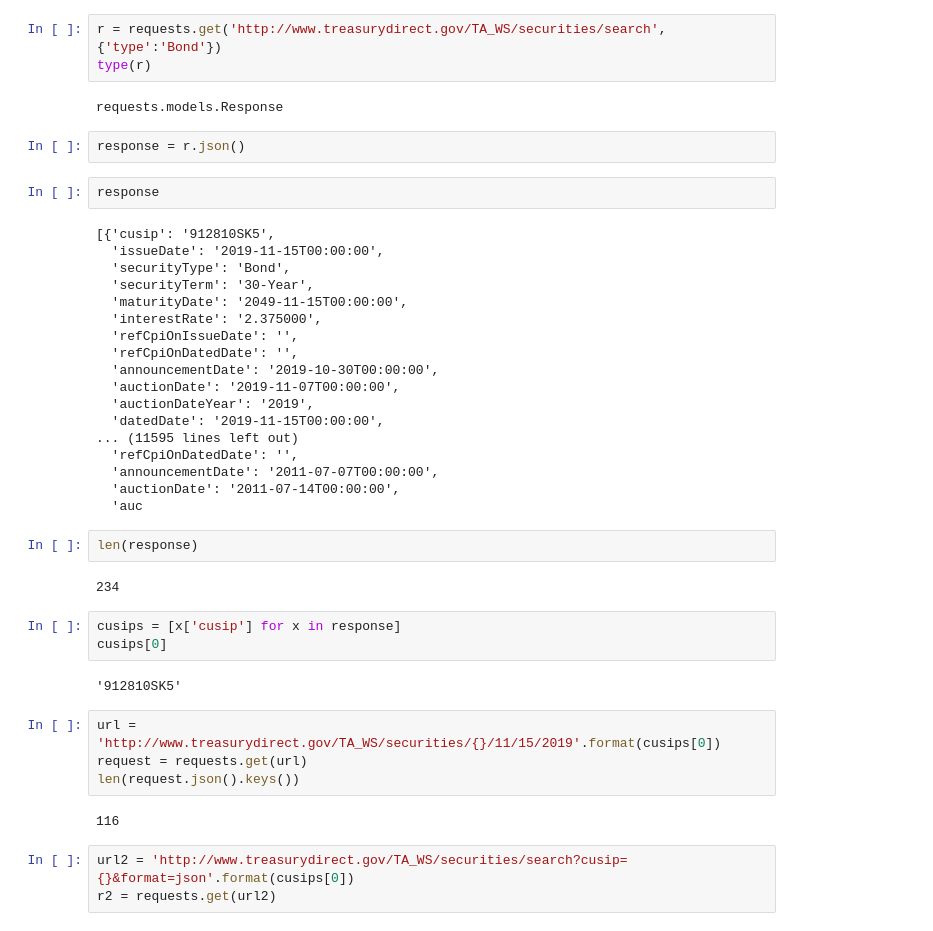
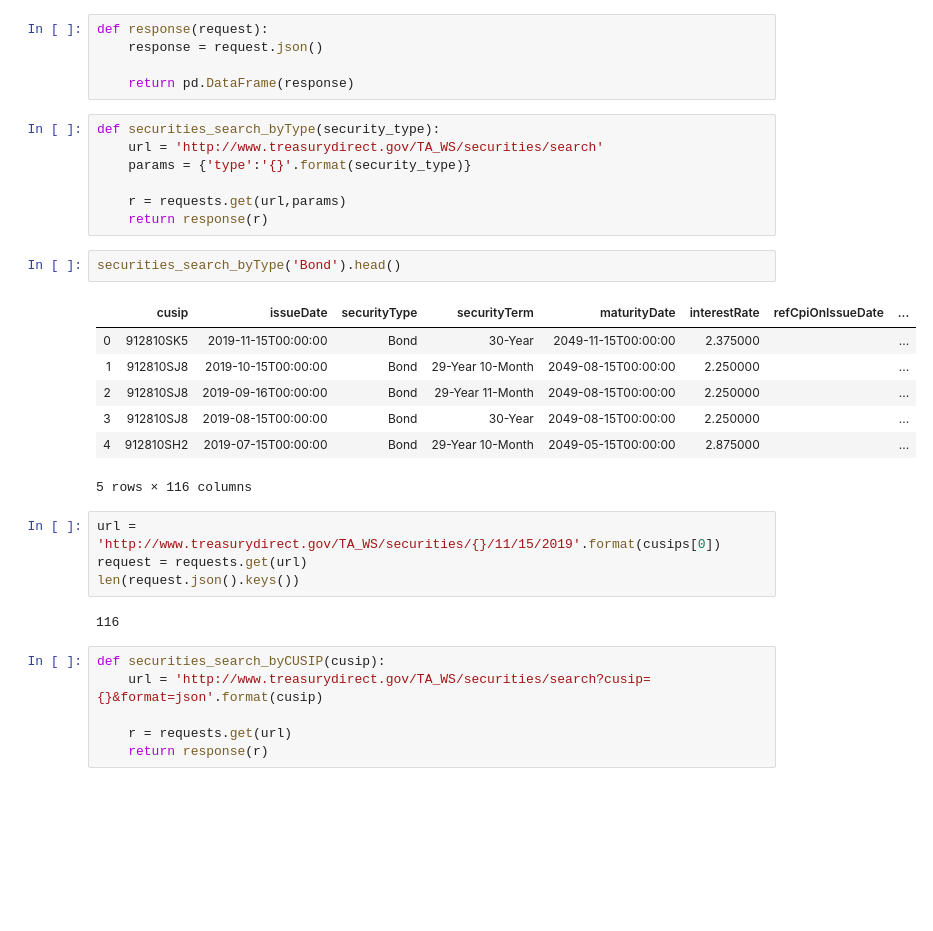
Before and after one commit to schlinkertc/treasury_direct, a Jupyter notebook: treasury_direct.ipynb, the cells around one changed output. Cells and saved outputs as stored; diff of their text form; blank space fills up the shorter version.

```diff
--- a/treasury_direct.ipynb
+++ b/treasury_direct.ipynb
@@ -4,39 +5,25 @@ import json
+# %%
+def response(request):
+    response = request.json()
+
+    return pd.DataFrame(response)
 # %%
-r = requests.get('http://www.treasurydirect.gov/TA_WS/securities/search',{'type':'Bond'})
-type(r)
+def securities_search_byType(security_type):
+    url = 'http://www.treasurydirect.gov/TA_WS/securities/search'
+    params = {'type':'{}'.format(security_type)}
+
+    r = requests.get(url,params)
+    return response(r)
-# %% [output]
-requests.models.Response
-# %%
-response = r.json()
-# %%
-response
-# %% [output]
-[{'cusip': '912810SK5',
-  'issueDate': '2019-11-15T00:00:00',
-  'securityType': 'Bond',
-  'securityTerm': '30-Year',
-  'maturityDate': '2049-11-15T00:00:00',
-  'interestRate': '2.375000',
-  'refCpiOnIssueDate': '',
-  'refCpiOnDatedDate': '',
-  'announcementDate': '2019-10-30T00:00:00',
-  'auctionDate': '2019-11-07T00:00:00',
-  'auctionDateYear': '2019',
-  'datedDate': '2019-11-15T00:00:00',
-... (11595 lines left out)
-  'refCpiOnDatedDate': '',
-  'announcementDate': '2011-07-07T00:00:00',
-  'auctionDate': '2011-07-14T00:00:00',
-  'auc
-# %%
-len(response)
-# %% [output]
-234
-# %%
-cusips = [x['cusip'] for x in response]
-cusips[0]
-# %% [output]
-'912810SK5'
+# %%
+securities_search_byType('Bond').head()
+# %% [output]
+|  | cusip | issueDate | securityType | securityTerm | maturityDate | interestRate | refCpiOnIssueDate | ... |
+| 0 | 912810SK5 | 2019-11-15T00:00:00 | Bond | 30-Year | 2049-11-15T00:00:00 | 2.375000 |  | ... |
+| 1 | 912810SJ8 | 2019-10-15T00:00:00 | Bond | 29-Year 10-Month | 2049-08-15T00:00:00 | 2.250000 |  | ... |
+| 2 | 912810SJ8 | 2019-09-16T00:00:00 | Bond | 29-Year 11-Month | 2049-08-15T00:00:00 | 2.250000 |  | ... |
+| 3 | 912810SJ8 | 2019-08-15T00:00:00 | Bond | 30-Year | 2049-08-15T00:00:00 | 2.250000 |  | ... |
+| 4 | 912810SH2 | 2019-07-15T00:00:00 | Bond | 29-Year 10-Month | 2049-05-15T00:00:00 | 2.875000 |  | ... |
+5 rows × 116 columns
 # %%
 url = 'http://www.treasurydirect.gov/TA_WS/securities/{}/11/15/2019'.format(cusips[0])
 request = requests.get(url)
@@ -44,5 +31,8 @@ len(request.json().keys())
 # %% [output]
 116
 # %%
-url2 = 'http://www.treasurydirect.gov/TA_WS/securities/search?cusip={}&format=json'.format(cusips[0])
-r2 = requests.get(url2)
+def securities_search_byCUSIP(cusip):
+    url = 'http://www.treasurydirect.gov/TA_WS/securities/search?cusip={}&format=json'.format(cusip)
+
+    r = requests.get(url)
+    return response(r)
```
Also changed, not shown: parts of 11 cells of this notebook.
